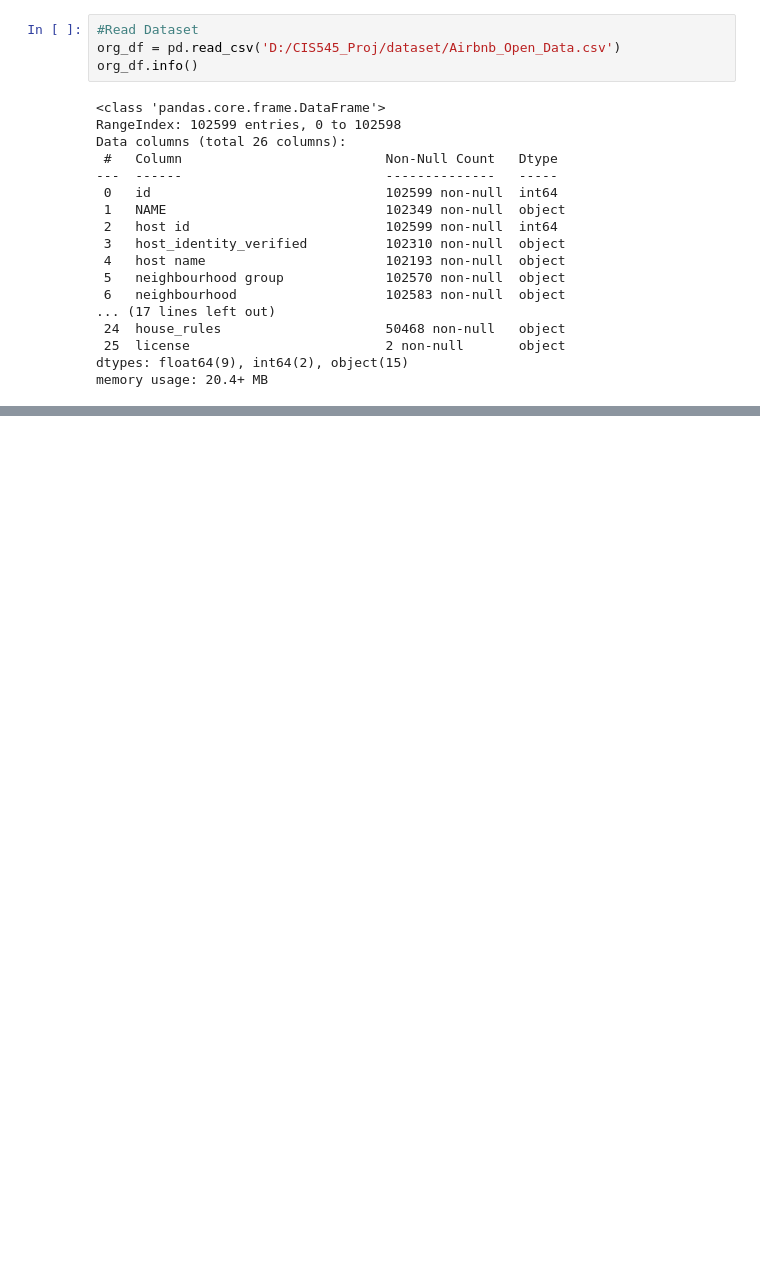
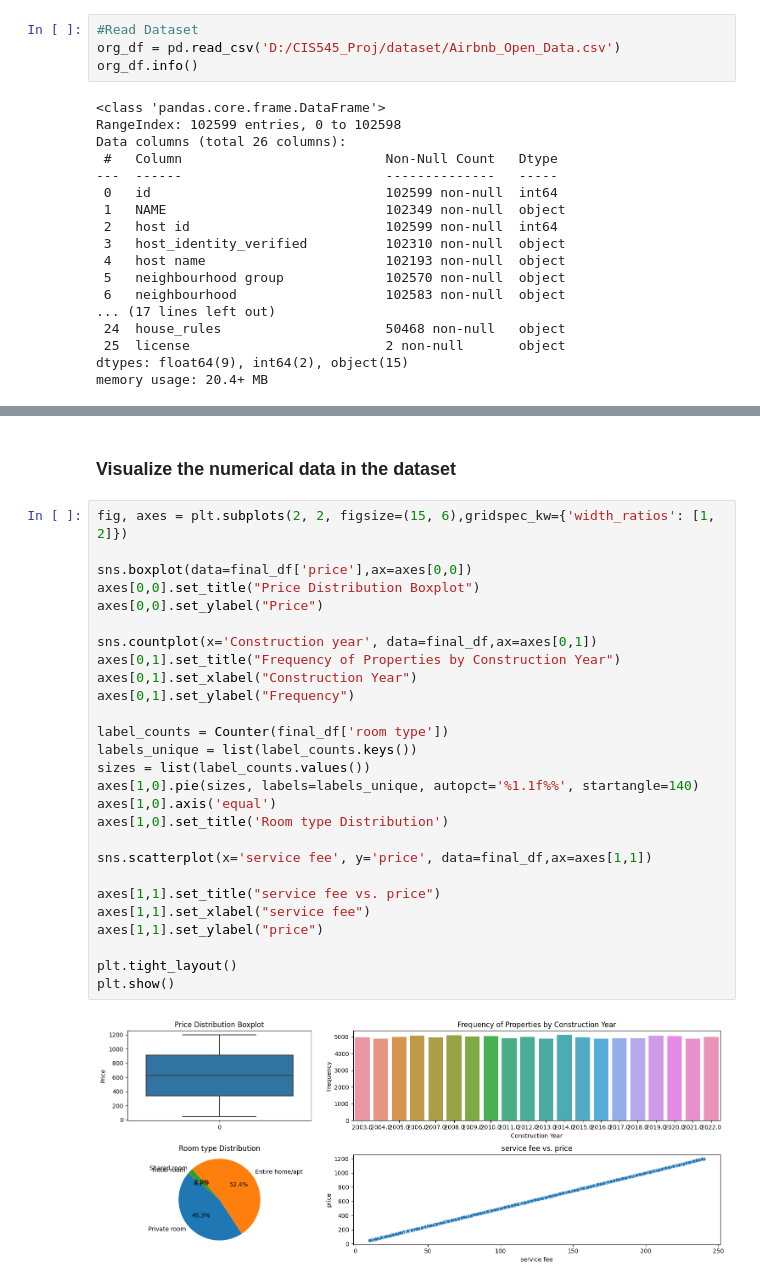
Before and after one commit to jjj1ff/CIS545_Proj, a Jupyter notebook: main.ipynb, the cells around one changed output, grey strips where cells are left out. Saved outputs shown, nothing was run; the diff lists cells and outputs as text; blank space fills up the shorter version.

Commit message:
main.ipynb is for Airbnb dataset

```diff
--- a/main.ipynb
+++ b/main.ipynb
@@ -117,0 +110,31 @@ final_df.head(5)
+# %% [markdown]
+### Visualize the numerical data in the dataset
+# %%
+fig, axes = plt.subplots(2, 2, figsize=(15, 6),gridspec_kw={'width_ratios': [1, 2]})
+
+sns.boxplot(data=final_df['price'],ax=axes[0,0])
+axes[0,0].set_title("Price Distribution Boxplot")
+axes[0,0].set_ylabel("Price")
+
+sns.countplot(x='Construction year', data=final_df,ax=axes[0,1])
+axes[0,1].set_title("Frequency of Properties by Construction Year")
+axes[0,1].set_xlabel("Construction Year")
+axes[0,1].set_ylabel("Frequency")
+
+label_counts = Counter(final_df['room type'])
+labels_unique = list(label_counts.keys())
+sizes = list(label_counts.values())
+axes[1,0].pie(sizes, labels=labels_unique, autopct='%1.1f%%', startangle=140)
+axes[1,0].axis('equal')
+axes[1,0].set_title('Room type Distribution')
+
+sns.scatterplot(x='service fee', y='price', data=final_df,ax=axes[1,1])
+
+axes[1,1].set_title("service fee vs. price")
+axes[1,1].set_xlabel("service fee")
+axes[1,1].set_ylabel("price")
+
+plt.tight_layout()
+plt.show()
+# %% [output]
+[figure, added]
```
Also changed, not shown: parts of 15 cells of this notebook, 3 other files.
